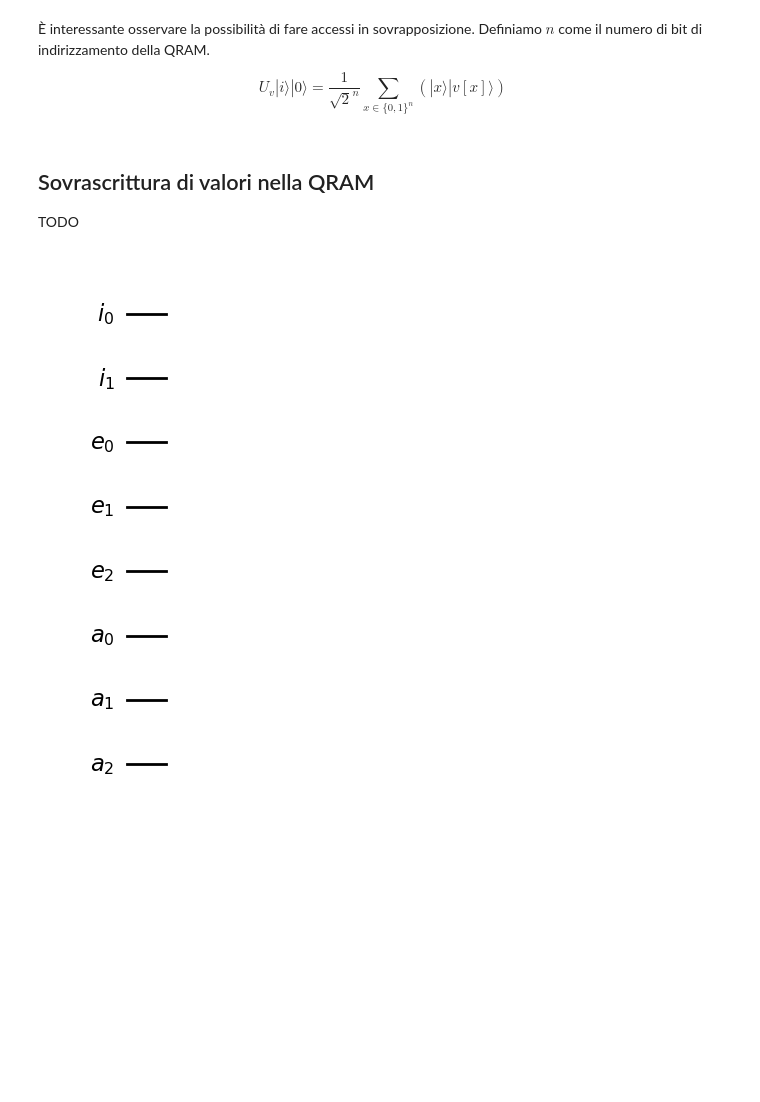
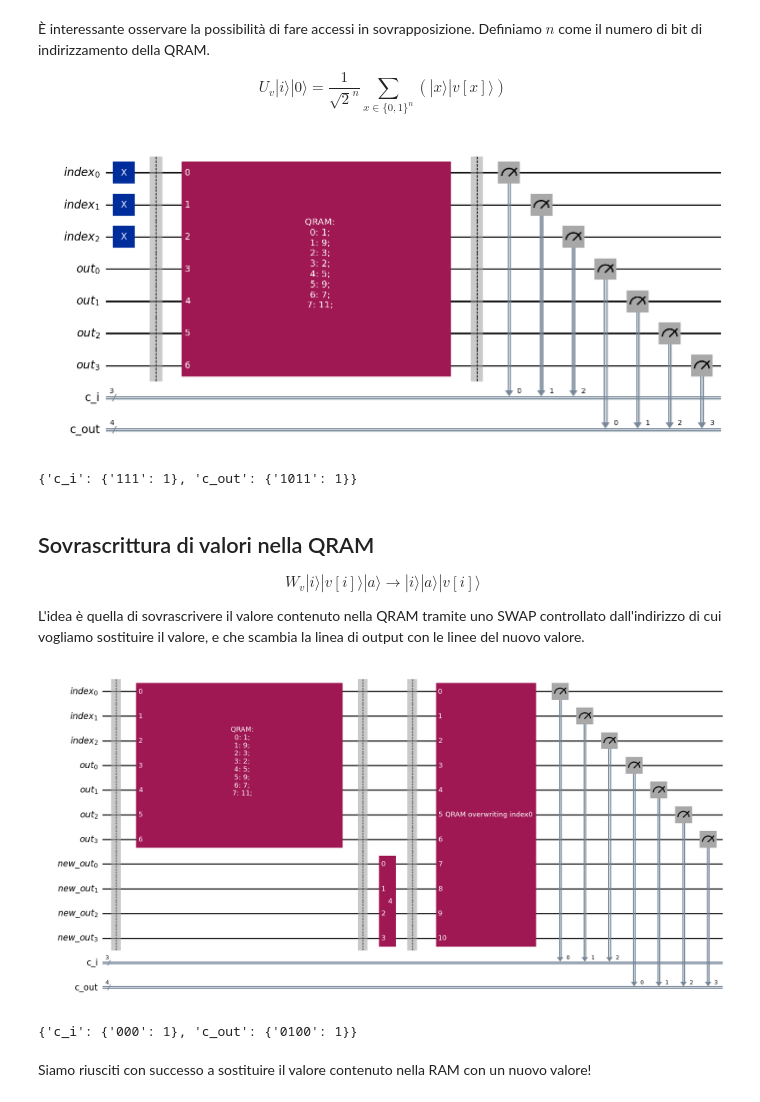
Before and after one commit to BoredDam/quantum-algorithms, a Jupyter notebook: naive-QRAM/naive-qram.ipynb, the cells around one changed output. Drawn from its saved outputs; the diff is of its cells as text; code cells hidden in the pictures; blank space fills up the shorter version.

```diff
--- a/naive-QRAM/naive-qram.ipynb
+++ b/naive-QRAM/naive-qram.ipynb
@@ -69,26 +73,78 @@ qram.draw('mpl')
 $$
 U_v|i\rangle|0\rangle =  \frac{1}{\sqrt{2}^n}\sum_{x \in \{0,1\}^n}(|x\rangle|v[x]\rangle)
 $$
+# %%
+i = QuantumRegister(3, "index")
+o = QuantumRegister(4, "out")
+c_i = ClassicalRegister(3, "c_i")
+c_out = ClassicalRegister(4, "c_out")
+qc = QuantumCircuit(i,o,c_i,c_out)
+qc.x(i)
+qc.barrier()
+qc.compose(QRAM_gate([1,9,3,2,5,9,7,11]), inplace=True)
+qc.barrier()
+qc.measure(i, c_i)
+qc.measure(o, c_out)
+qc.draw('mpl')
+# %% [output]
+[figure, added]
+# %%
+counts = fq.run(qc,1,more_info=True)
+print(counts)
+# %% [output]
+{'c_i': {'111': 1}, 'c_out': {'1011': 1}}
 # %% [markdown]
 ## Sovrascrittura di valori nella QRAM
 
-TODO
+$$
+W_v|i\rangle |v[i]\rangle|a\rangle \to |i\rangle|a\rangle|v[i]\rangle
+$$
+
+L'idea è quella di sovrascrivere il valore contenuto nella QRAM tramite uno SWAP controllato dall'indirizzo di cui vogliamo sostituire il valore, e che scambia la linea di output con le linee del nuovo valore.
 # %%
-def write(m,k,j,a):
-    ir = QuantumRegister(m, 'i')
-    er = QuantumRegister(k, 'e')
-    ar = QuantumRegister(k, 'a')
-    qc = QuantumCircuit(ir, er, ar)
+def QRAM_overwrite_gate(index, index_len, out_len):
 
-    j_bin = bin(j)[2:]
-    j_bin = '0'*(m-len(j_bin)) + j_bin
+    ir = QuantumRegister(index_len, 'i')
+    out = QuantumRegister(out_len, 'o')
+    new_out = QuantumRegister(out_len, 'new_o')
+    qc = QuantumCircuit(ir, out, new_out)
 
-    a_bin = bin(a)[2:]
-    a_bin = '0'*(k-len(a_bin)) + a_bin
+    index_bin = int_to_bin(index, index_len)
+    for j in [i for i in range(index_len) if index_bin[i]=='0']:
+            qc.x(ir[index_len-1-j])
 
+    for o in range(out_len):
+            qc.mcx([*ir, out[o]], new_out[o])
+            qc.mcx([*ir, new_out[o]], out[o])
+            qc.mcx([*ir, out[o]], new_out[o])
 
-    return qc
+    for j in [i for i in range(index_len) if index_bin[i]=='0']:
+            qc.x(ir[index_len-1-j])
 
-write(2,3,1,3).draw('mpl')
+    gate_name = "QRAM overwriting index"+str(index)
+    return qc.to_gate(label=gate_name)
-# %% [output]
-[figure, removed]
+# %%
+i = QuantumRegister(3, "index")
+o = QuantumRegister(4, "out")
+new_out = QuantumRegister(4, "new_out")
+c_i = ClassicalRegister(3, "c_i")
+c_out = ClassicalRegister(4, "c_out")
+qc = QuantumCircuit(i,o,c_i,c_out,new_out)
+qc.barrier()
+qc.compose(QRAM_gate([1,9,3,2,5,9,7,11]), inplace=True)
+qc.barrier()
+qc.compose(fg.quantum_number_encode(4,4), qubits=new_out, inplace=True)
+qc.barrier()
+qc.compose(QRAM_overwrite_gate(0,3,4), qubits=[*i, *o, *new_out],inplace=True)
+qc.measure(i, c_i)
+qc.measure(o, c_out)
+qc.draw('mpl')
+# %% [output]
+[figure, added]
+# %%
+counts = fq.run(qc,1,more_info=True)
+print(counts)
+# %% [output]
+{'c_i': {'000': 1}, 'c_out': {'0100': 1}}
+# %% [markdown]
+Siamo riusciti con successo a sostituire il valore contenuto nella RAM con un nuovo valore!
```
Also changed, not shown: parts of 4 cells of this notebook.
